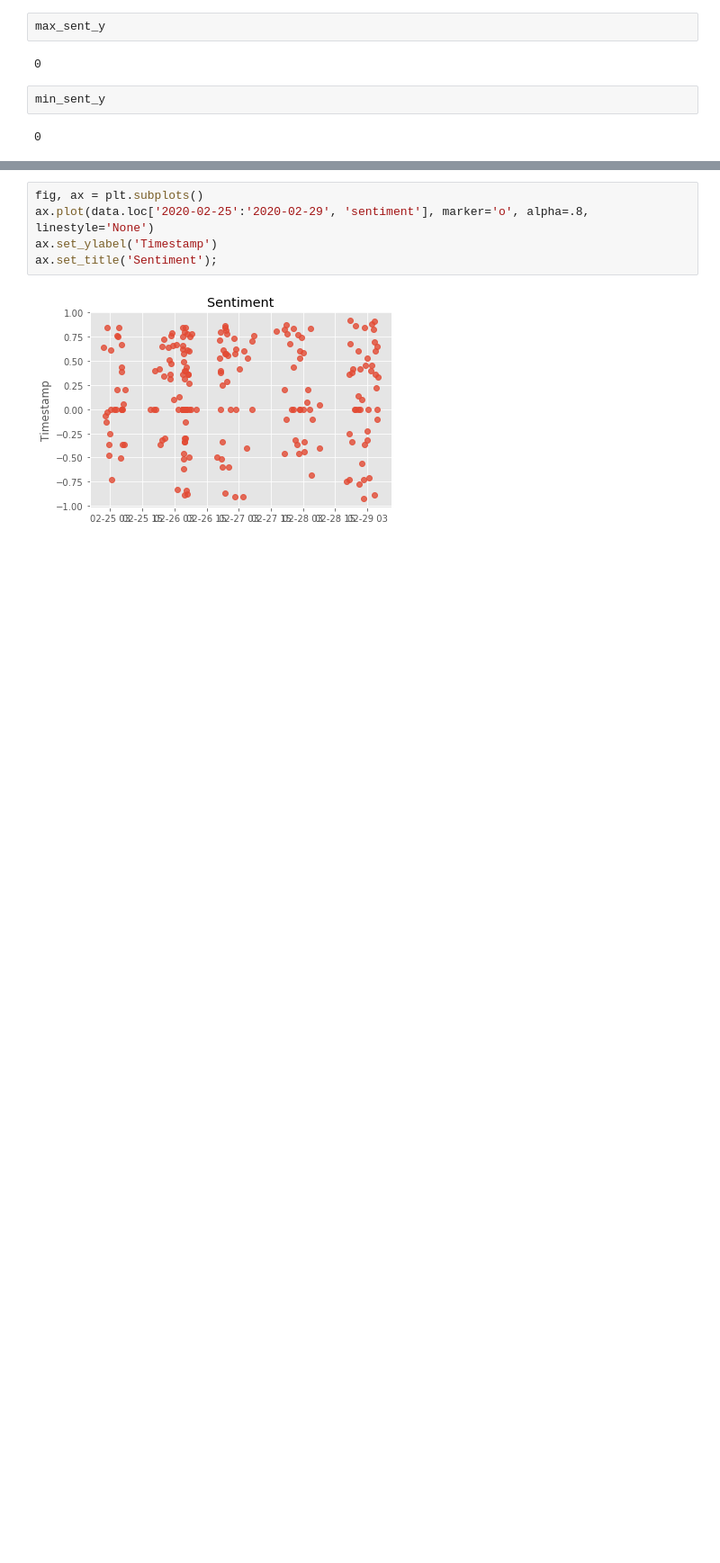
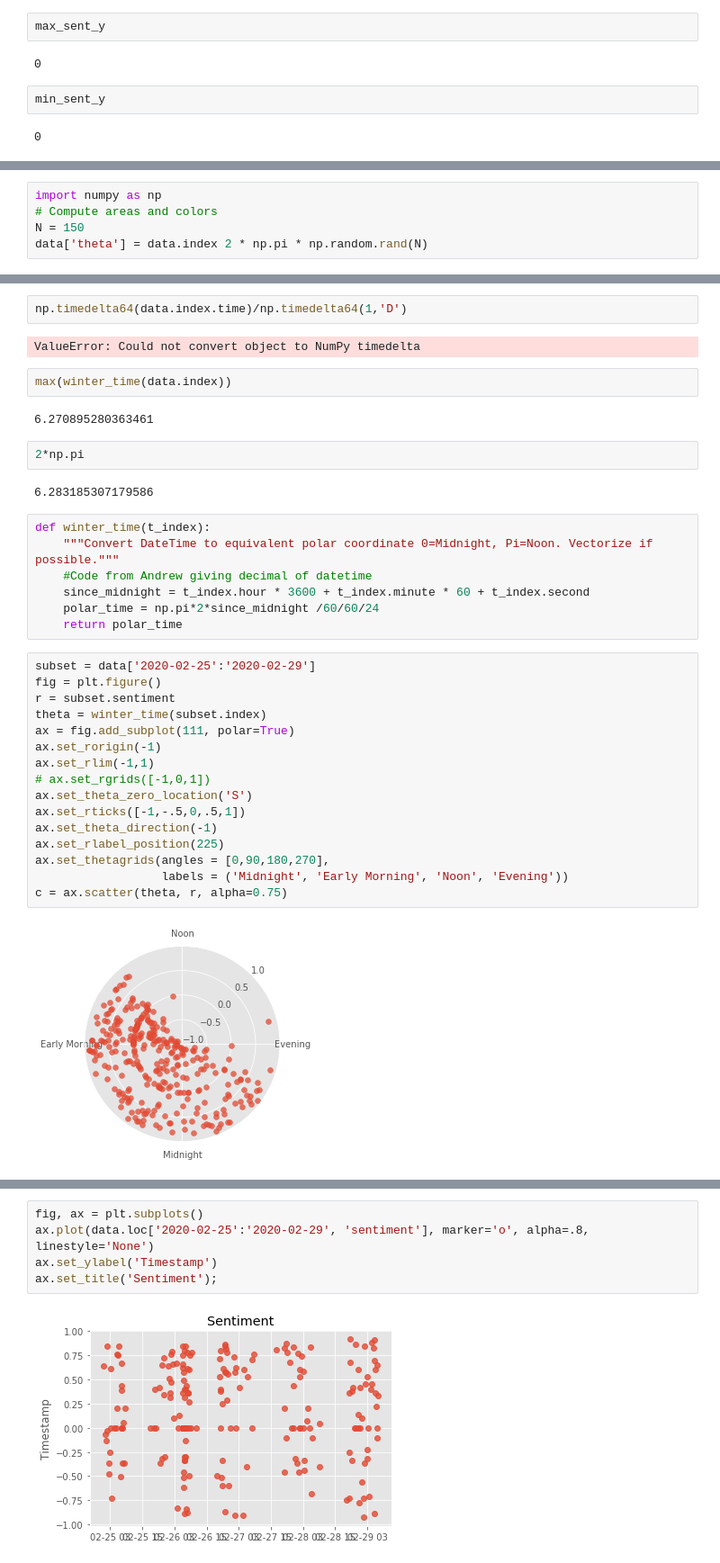
Before and after one commit to danjizquierdo/Sentimental, a Jupyter notebook: NLP_EDA.ipynb, the cells around one changed output, grey strips where cells are left out. Shown: that part at 90% size. Drawn from its saved outputs; the diff is of its cells as text; blank space fills up the shorter version.

```diff
--- a/NLP_EDA.ipynb
+++ b/NLP_EDA.ipynb
@@ -259,0 +294,5 @@ TulsiGabbard
+# %%
+import numpy as np
+# Compute areas and colors
+N = 150
+data['theta'] = data.index 2 * np.pi * np.random.rand(N)
@@ -259,0 +311,37 @@ TulsiGabbard
+# %%
+np.timedelta64(data.index.time)/np.timedelta64(1,'D')
+# %% [output]
+ValueError: Could not convert object to NumPy timedelta
+# %%
+max(winter_time(data.index))
+# %% [output]
+6.270895280363461
+# %%
+2*np.pi
+# %% [output]
+6.283185307179586
+# %%
+def winter_time(t_index):
+    """Convert DateTime to equivalent polar coordinate 0=Midnight, Pi=Noon. Vectorize if possible."""
+    #Code from Andrew giving decimal of datetime
+    since_midnight = t_index.hour * 3600 + t_index.minute * 60 + t_index.second
+    polar_time = np.pi*2*since_midnight /60/60/24
+    return polar_time
+# %%
+subset = data['2020-02-25':'2020-02-29']
+fig = plt.figure()
+r = subset.sentiment
+theta = winter_time(subset.index)
+ax = fig.add_subplot(111, polar=True)
+ax.set_rorigin(-1)
+ax.set_rlim(-1,1)
+# ax.set_rgrids([-1,0,1])
+ax.set_theta_zero_location('S')
+ax.set_rticks([-1,-.5,0,.5,1])
+ax.set_theta_direction(-1)
+ax.set_rlabel_position(225)
+ax.set_thetagrids(angles = [0,90,180,270],
+                  labels = ('Midnight', 'Early Morning', 'Noon', 'Evening'))
+c = ax.scatter(theta, r, alpha=0.75)
+# %% [output]
+[figure, added]
```
Also changed, not shown: parts of 23 cells of this notebook.
